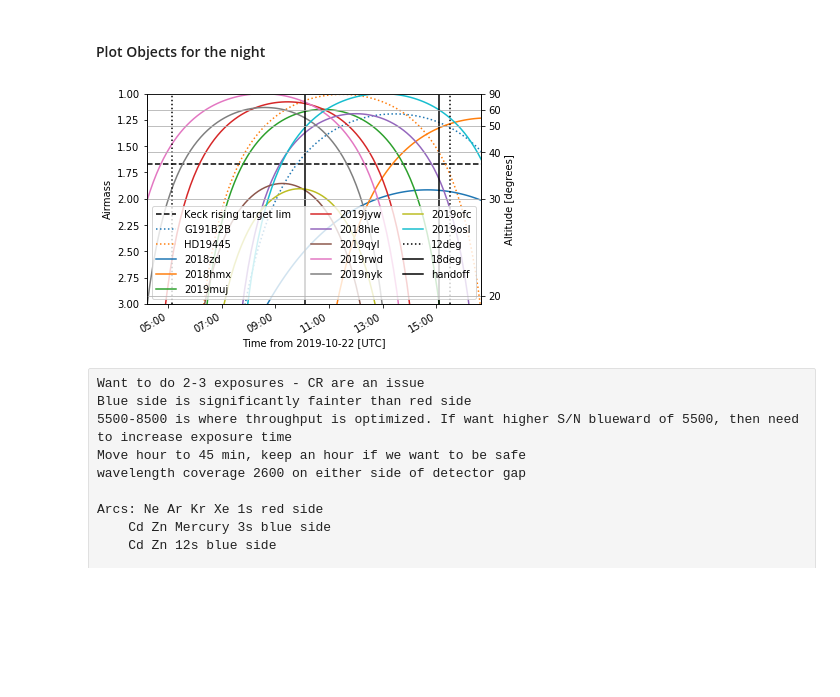
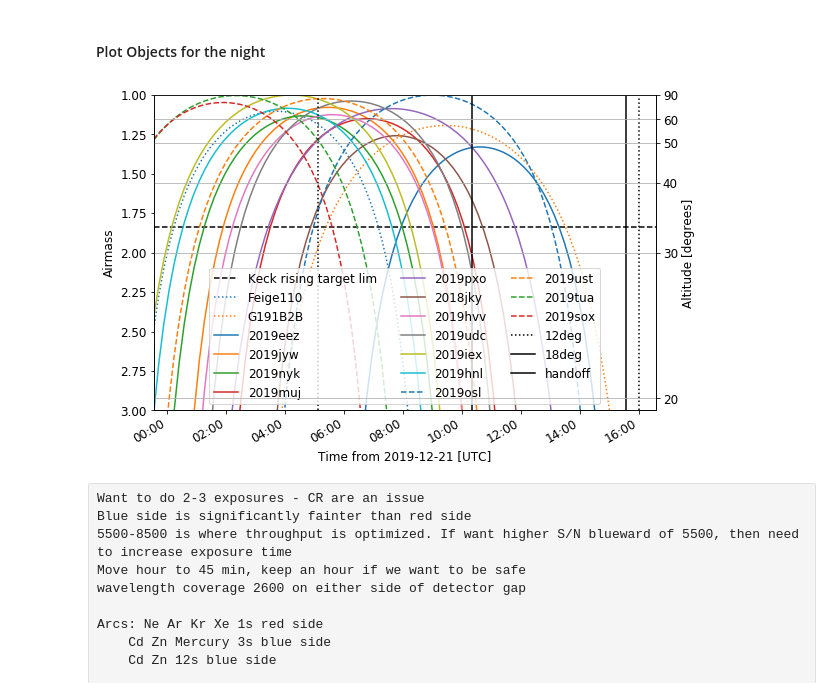
Before and after one commit to svalenti/Keck_observations, a Jupyter notebook: 20191222_deimos/target_visibility/plan_obs.ipynb, the cells around one changed output. Drawn from its saved outputs; the diff is of its cells as text; code cells hidden in the pictures; blank space fills up the shorter version.

```diff
--- a/20191222_deimos/target_visibility/plan_obs.ipynb
+++ b/20191222_deimos/target_visibility/plan_obs.ipynb
@@ -43,6 +43,10 @@ today = Time('2019-10-22 09:00:00', scale='utc')
+# %%
+today = Time('2019-12-22 04:20:00', scale='utc')
 # %%
 twi12deg = observer.twilight_morning_nautical(today)
+#twi12deg = Time('2019-12-22 16:00:30.559', scale='utc')
 print('12 deg morn twilight', twi12deg.iso)
+
 
 twi18deg = observer.twilight_morning_astronomical(today)
 print('18 deg morn twilight', twi18deg.iso)
@@ -58,5 +62,5 @@ print('15 deg morn twilight', pre_twi15deg.iso)
 
 
 
-handoff = Time('2019-10-22 10:07:00', scale='utc')
+handoff = Time('2019-12-22 10:21:00', scale='utc')
 # %% [output]
@@ -127,5 +137,5 @@ plt.grid()
 # %%
-chosen_stds = [G191B2B, HD19445]
+chosen_stds = [Feige110, G191B2B]
 # %% [markdown]
 #### Targets
 # %%
@@ -170,29 +215,33 @@ targets = [sn2018zd, sn2018hmx, sn2019muj, sn2019jyw, sn2018hle,
+# %%
+targets = [sn2019eez, sn2019jyw, sn2019nyk, sn2019muj,
+           sn2019pxo, sn2018jky, sn2019hvv, AT2019udc, sn2019iex, sn2019hnl
+          ,sn2019osl, sn2019ust, sn2019tua, sn2019sox]#sn2019edo,sn2019cth, sn2019ein, sn2019np,, AT2019qyl, sn2018evt
 # %% [markdown]
 #### Plot Objects for the night
 # %%
 
 plt.close()
-fig = plt.figure()
+fig = plt.figure(figsize=(9,6))
 fig.subplotpars.update(bottom=0.15)
 ax = fig.add_subplot(111)
-ax.axhline(1/np.cos(((90-36.8)*u.degree).to(u.radian)), color='k', ls='--', label='Keck rising target lim')
-time = today+np.linspace(-0.2, 0.32, 100)
+ax.axhline(1/np.cos(((90-33)*u.degree).to(u.radian)), color='k', ls='--', label='Keck rising target lim')
+time = today+np.linspace(-0.2, 0.51, 100)
 for std in chosen_stds:
     plots.plot_airmass(std, observer, time, style_kwargs={'linestyle':':'})
 
 for cycle, itarget in zip(custom_cycler,targets):
     plots.plot_airmass(itarget, observer, time, altitude_yaxis=True, ax=ax, style_kwargs=cycle)
 ax.axvline(twi12deg.plot_date, linestyle=':', label='12deg', color='k')
 ax.axvline(twi18deg.plot_date, label='18deg', color='k')
 ax.axvline(handoff.plot_date, label='handoff', color='k')
 ax.axvline(pre_twi18deg.plot_date, color='k', ls=':')
 #plt.axhline()
 ax.legend(ncol=3, loc='lower center')
 
 plt.grid()
 plt.savefig('visibility.pdf')
 # %% [output]
-[figure, old version]
+[figure, new version]
 # %% [raw]
 Want to do 2-3 exposures - CR are an issue
 Blue side is significantly fainter than red side
```
Also changed, not shown: parts of 32 cells of this notebook, 11 other files.
